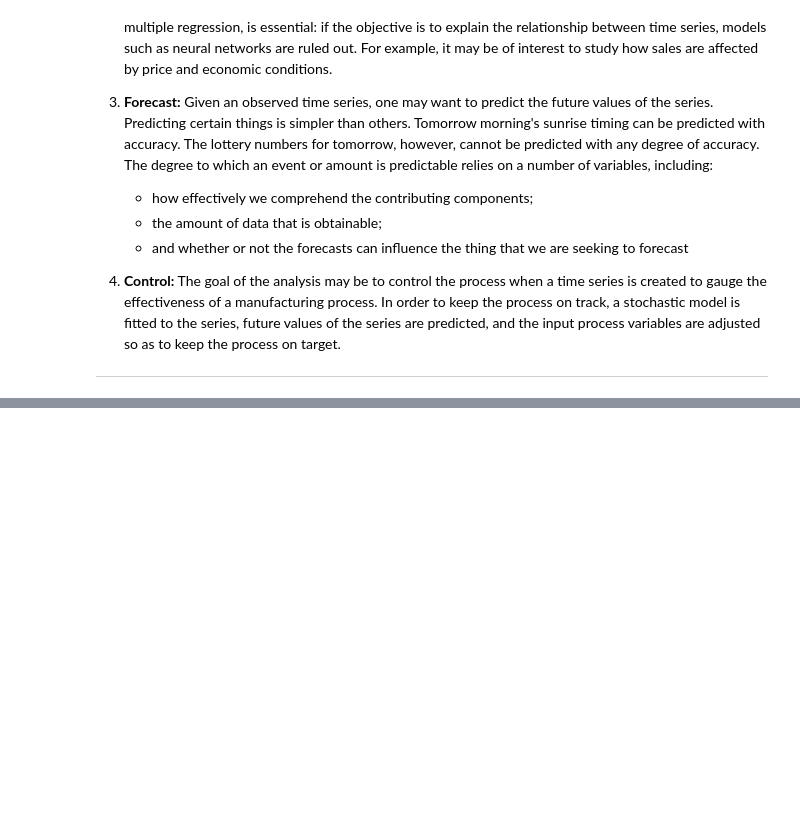
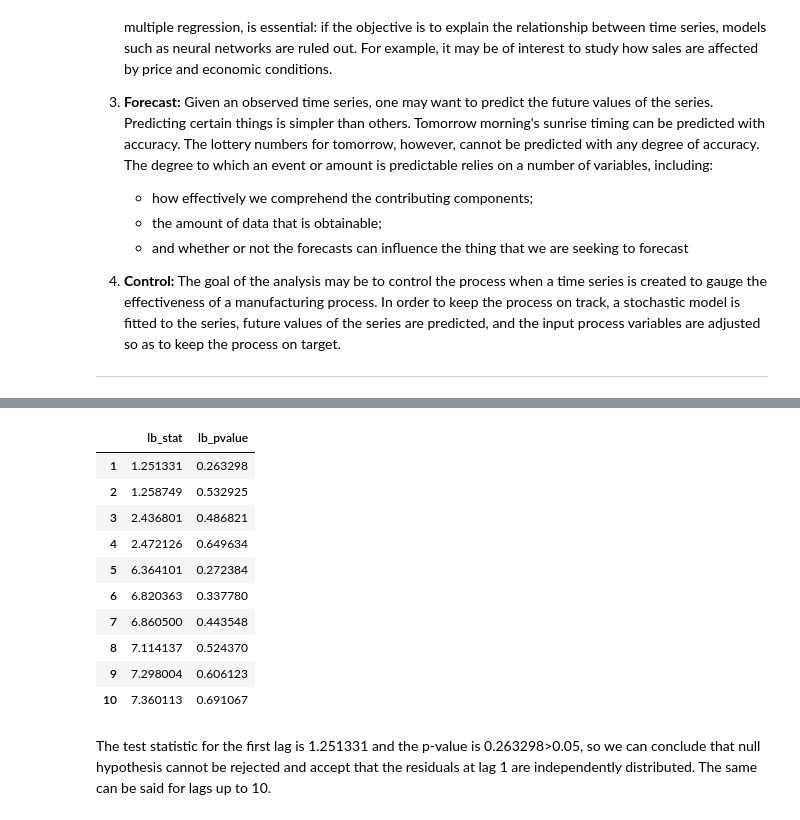
Before and after one commit to marialonsogar/Introduction-to-Time-Series, a Jupyter notebook: lessons/01-Introduction.ipynb, the cells around one changed output, grey strips where cells are left out. Cells and saved outputs as stored; diff of their text form; code cells hidden in the pictures; blank space fills up the shorter version.

```diff
--- a/lessons/01-Introduction.ipynb
+++ b/lessons/01-Introduction.ipynb
@@ -154,0 +304,17 @@ plot_series(y)
+# %%
+from statsmodels.stats.diagnostic import acorr_ljungbox
+acorr_ljungbox(white_noise,lags=None,  return_df=True)
+# %% [output]
+|  | lb_stat | lb_pvalue |
+| 1 | 1.251331 | 0.263298 |
+| 2 | 1.258749 | 0.532925 |
+| 3 | 2.436801 | 0.486821 |
+| 4 | 2.472126 | 0.649634 |
+| 5 | 6.364101 | 0.272384 |
+| 6 | 6.820363 | 0.337780 |
+| 7 | 6.860500 | 0.443548 |
+| 8 | 7.114137 | 0.524370 |
+| 9 | 7.298004 | 0.606123 |
+| 10 | 7.360113 | 0.691067 |
+# %% [markdown]
+The test statistic for the first lag is 1.251331 and the p-value is 0.263298>0.05, so we can conclude that null hypothesis cannot be rejected and accept that the residuals at lag 1 are independently distributed. The same can be said for lags up to 10.
```
Also changed, not shown: parts of 14 cells of this notebook, 2 other files.
